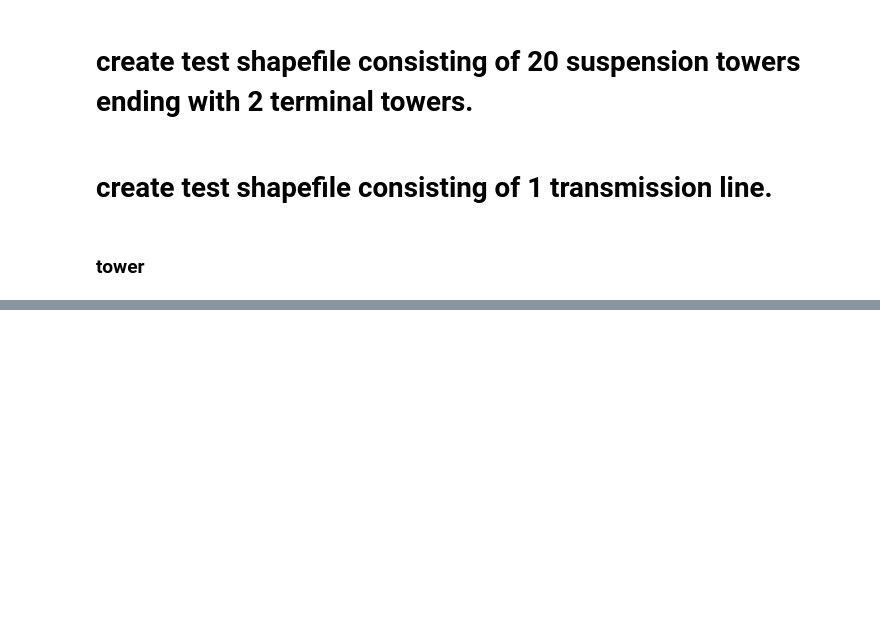
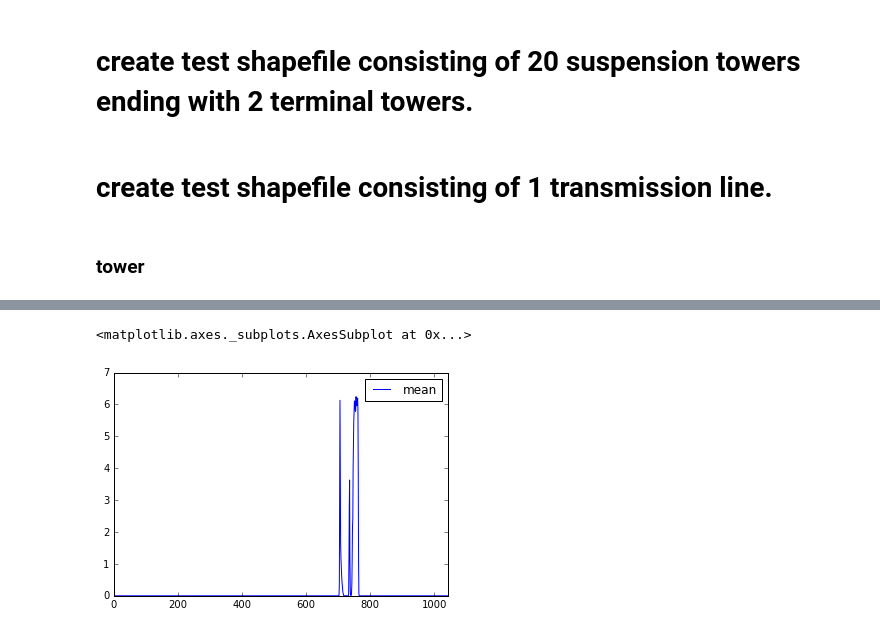
Before and after one commit to GeoscienceAustralia/wistl, a Jupyter notebook: Untitled.ipynb, the cells around one changed output, grey strips where cells are left out. Cells and saved outputs as stored; diff of their text form; code cells hidden in the pictures; blank space fills up the shorter version.

```diff
--- a/Untitled.ipynb
+++ b/Untitled.ipynb
@@ -115,0 +149,7 @@ from wistl.config import Config
+# %%
+diff = est_no_damage - est_no_damage_non_cascading
+# %%
+diff.plot(y='mean')
+# %% [output]
+<matplotlib.axes._subplots.AxesSubplot at 0x...>
+[figure, added]
```
Also changed, not shown: parts of 25 cells of this notebook, 9 other files.
